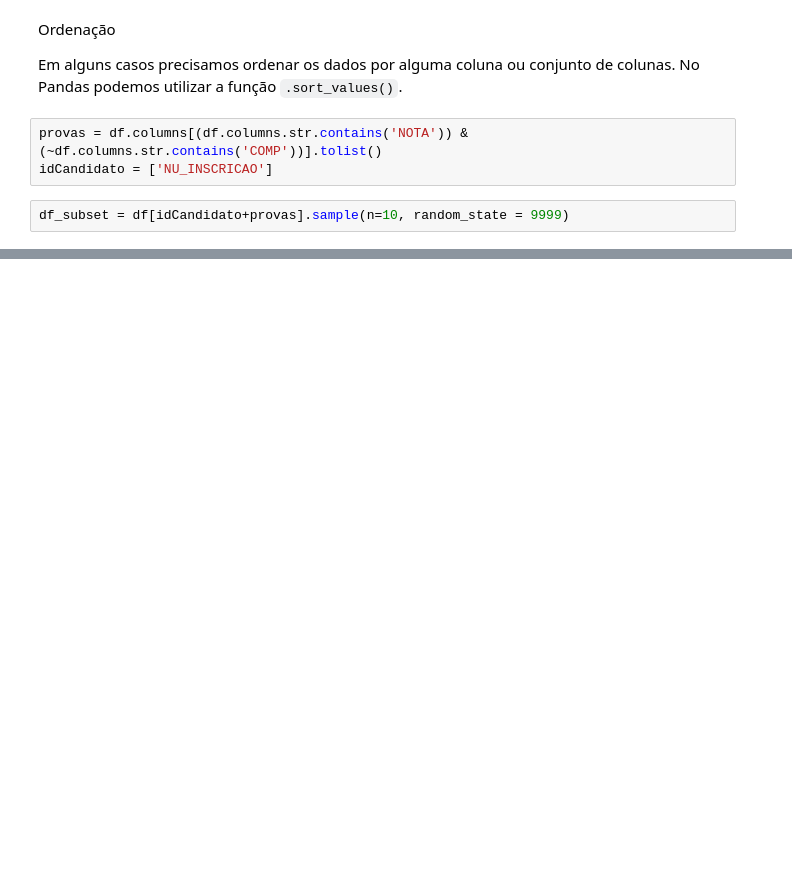
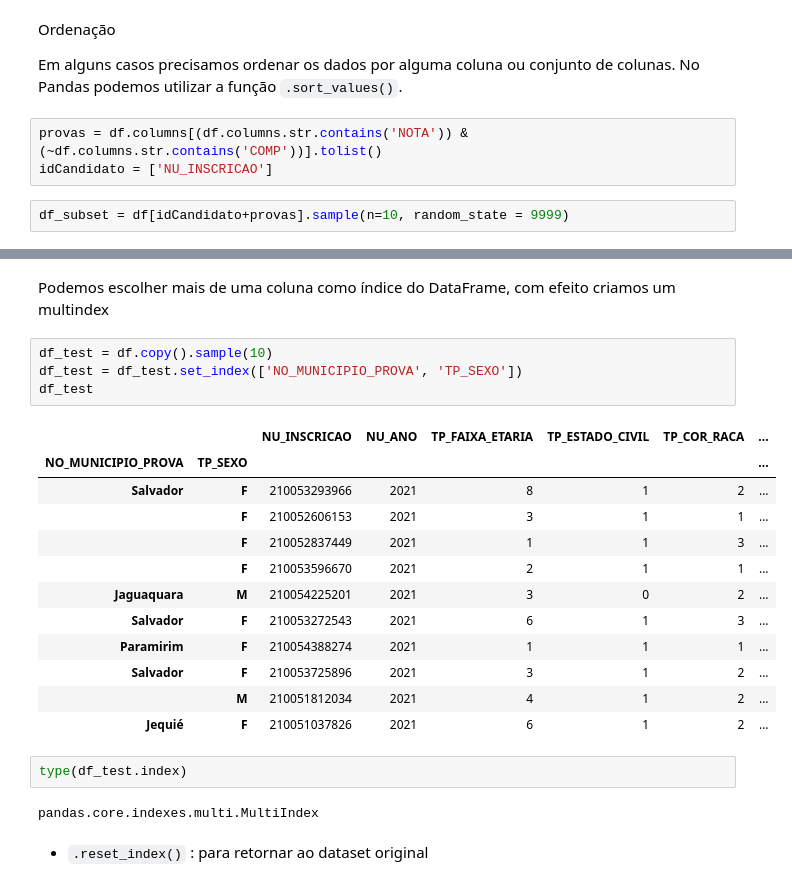
Before and after one commit to leandroclv/python_analise_dados_udemy, a Jupyter notebook: analise_de_dados.ipynb, the cells around one changed output, grey strips where cells are left out. Cells and saved outputs as stored; diff of their text form; blank space fills up the shorter version.

```diff
--- a/analise_de_dados.ipynb
+++ b/analise_de_dados.ipynb
@@ -676,0 +847,25 @@ df_subset.sort_values(by=['NU_NOTA_MT'], ascending=True)
+# %% [markdown]
+Podemos escolher mais de uma coluna como índice do DataFrame, com efeito criamos um multindex
+# %%
+df_test = df.copy().sample(10)
+df_test = df_test.set_index(['NO_MUNICIPIO_PROVA', 'TP_SEXO'])
+df_test
+# %% [output]
+|  |  | NU_INSCRICAO | NU_ANO | TP_FAIXA_ETARIA | TP_ESTADO_CIVIL | TP_COR_RACA | ... |
+| NO_MUNICIPIO_PROVA | TP_SEXO |  |  |  |  |  | ... |
+| Salvador | F | 210053293966 | 2021 | 8 | 1 | 2 | ... |
+|  | F | 210052606153 | 2021 | 3 | 1 | 1 | ... |
+|  | F | 210052837449 | 2021 | 1 | 1 | 3 | ... |
+|  | F | 210053596670 | 2021 | 2 | 1 | 1 | ... |
+| Jaguaquara | M | 210054225201 | 2021 | 3 | 0 | 2 | ... |
+| Salvador | F | 210053272543 | 2021 | 6 | 1 | 3 | ... |
+| Paramirim | F | 210054388274 | 2021 | 1 | 1 | 1 | ... |
+| Salvador | F | 210053725896 | 2021 | 3 | 1 | 2 | ... |
+|  | M | 210051812034 | 2021 | 4 | 1 | 2 | ... |
+| Jequié | F | 210051037826 | 2021 | 6 | 1 | 2 | ... |
+# %%
+type(df_test.index)
+# %% [output]
+pandas.core.indexes.multi.MultiIndex
+# %% [markdown]
+- `.reset_index()` : para retornar ao dataset original
```
Also changed, not shown: parts of 59 cells of this notebook.
